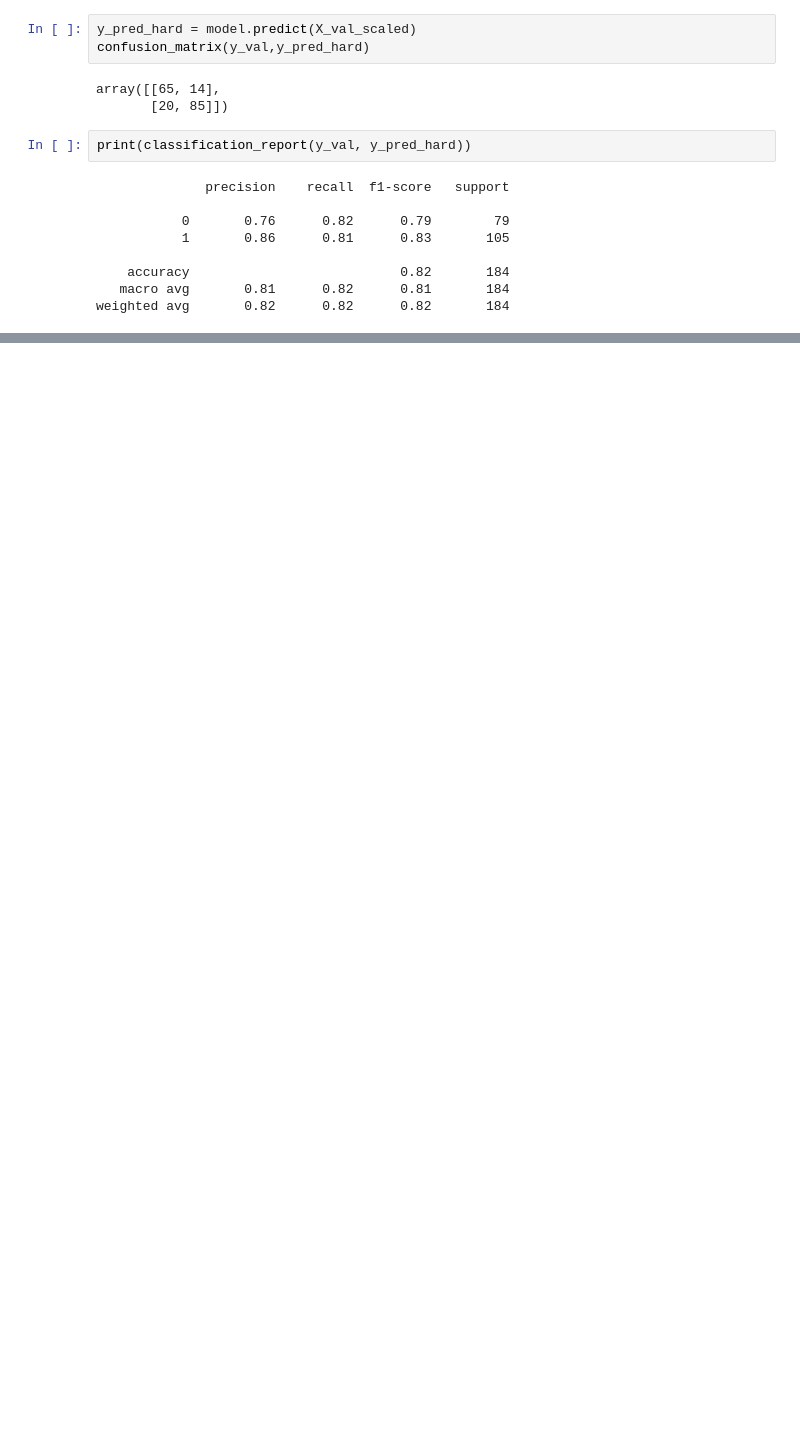
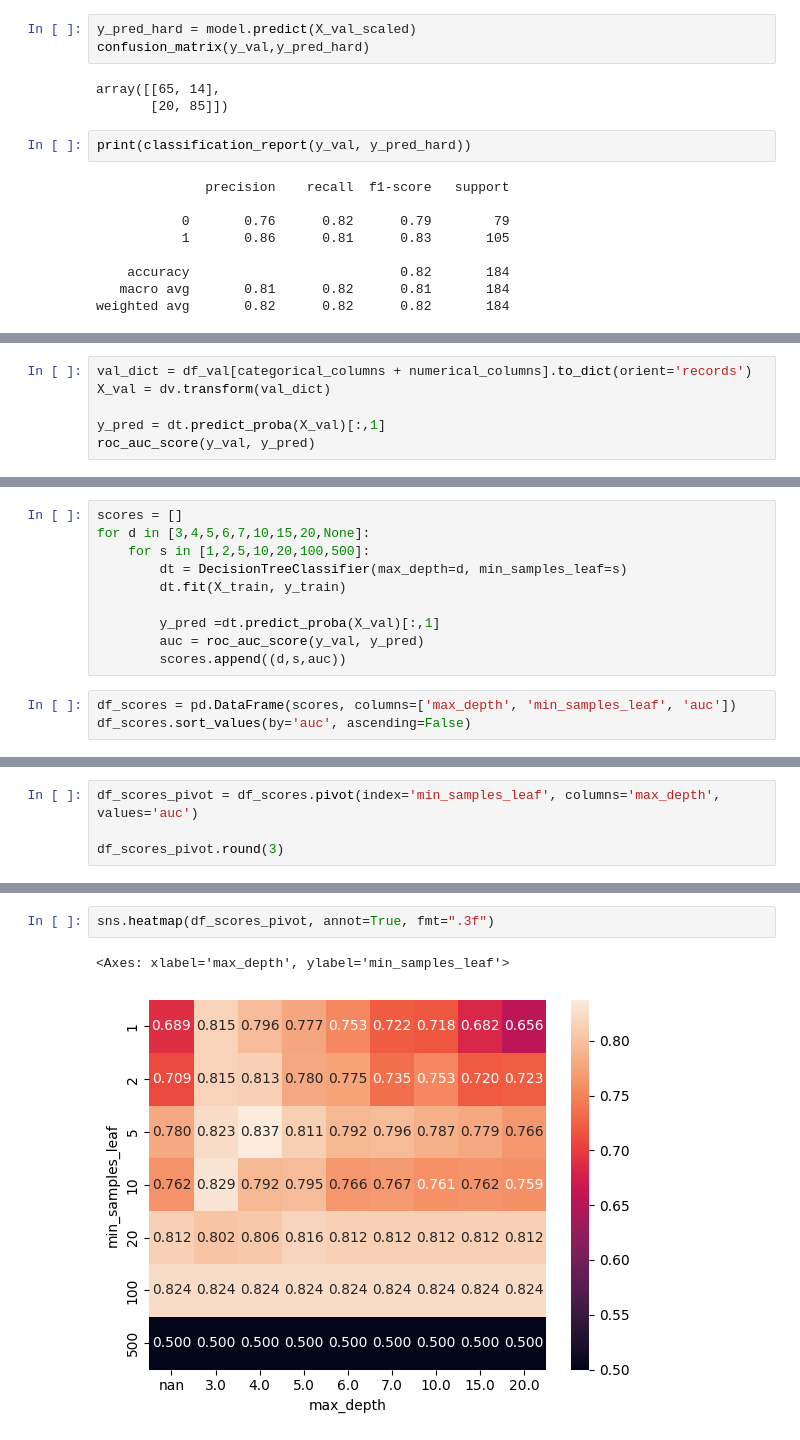
Before and after one commit to wojciech-san/heart-disease-prediction-system, a Jupyter notebook: notebooks/exploratory-data-analysis.ipynb, the cells around one changed output, grey strips where cells are left out. Saved outputs shown, nothing was run; the diff lists cells and outputs as text; blank space fills up the shorter version.

Commit message:
added part related to model train, save the best model to bin file

```diff
--- a/notebooks/exploratory-data-analysis.ipynb
+++ b/notebooks/exploratory-data-analysis.ipynb
@@ -154,0 +299,6 @@ weighted avg       0.82      0.82      0.82       184
+# %%
+val_dict = df_val[categorical_columns + numerical_columns].to_dict(orient='records')
+X_val = dv.transform(val_dict)
+
+y_pred = dt.predict_proba(X_val)[:,1]
+roc_auc_score(y_val, y_pred)
@@ -154,0 +307,13 @@ weighted avg       0.82      0.82      0.82       184
+# %%
+scores = []
+for d in [3,4,5,6,7,10,15,20,None]:
+    for s in [1,2,5,10,20,100,500]:
+        dt = DecisionTreeClassifier(max_depth=d, min_samples_leaf=s)
+        dt.fit(X_train, y_train)
+
+        y_pred =dt.predict_proba(X_val)[:,1]
+        auc = roc_auc_score(y_val, y_pred)
+        scores.append((d,s,auc))
+# %%
+df_scores = pd.DataFrame(scores, columns=['max_depth', 'min_samples_leaf', 'auc'])
+df_scores.sort_values(by='auc', ascending=False)
@@ -154,0 +334,4 @@ weighted avg       0.82      0.82      0.82       184
+# %%
+df_scores_pivot = df_scores.pivot(index='min_samples_leaf', columns='max_depth', values='auc')
+
+df_scores_pivot.round(3)
@@ -154,0 +348,5 @@ weighted avg       0.82      0.82      0.82       184
+# %%
+sns.heatmap(df_scores_pivot, annot=True, fmt=".3f")
+# %% [output]
+<Axes: xlabel='max_depth', ylabel='min_samples_leaf'>
+[figure, added]
```
Also changed, not shown: parts of 90 cells of this notebook, 1 other file.
